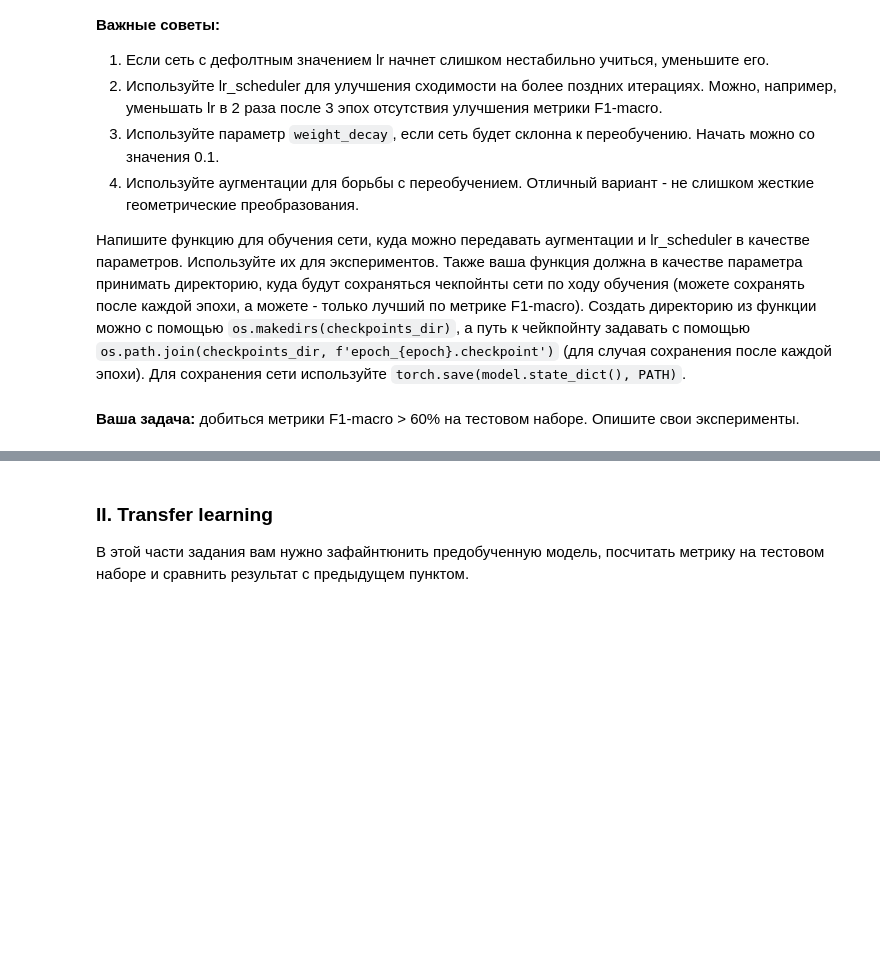
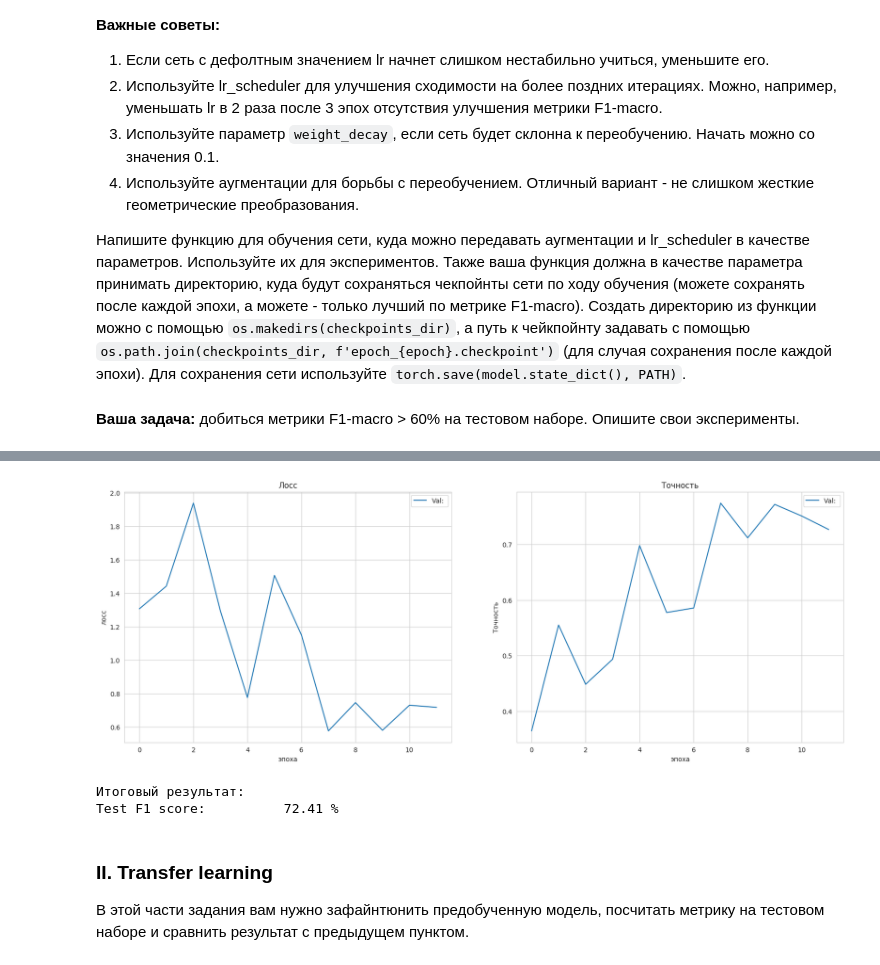
Before and after one commit to NMashalov/2023_OpenMipt_course, a Jupyter notebook: lesson3/ДЗ_3.ipynb, the cells around one changed output, grey strips where cells are left out. Cells and saved outputs as stored; diff of their text form; code cells hidden in the pictures; blank space fills up the shorter version.

```diff
--- a/lesson3/ДЗ_3.ipynb
+++ b/lesson3/ДЗ_3.ipynb
@@ -534,3 +526,25 @@ def train(
     return model, history
 # %%
 device = "cuda" if torch.cuda.is_available() else 'cpu'
+# %%
+import torch.nn.functional as F
+
+# Determine maximum height and width
+# The mask's have the same height and width
+# since they mask the image.
+
+def collate_with_padding(batch):
+
+    image_batch,targets = list(zip(*batch))
+
+    max_height = max([img.size(1) for img in image_batch])
+    max_width = max([img.size(2) for img in image_batch])
+
+    image_batch = torch.stack([
+        # The needed padding is the difference between the
+        # max width/height and the image's actual width/height.
+        F.pad(img, [0, max_width - img.size(2), 0, max_height - img.size(1)])
+        for img in image_batch
+    ])
+
+    return (image_batch,torch.LongTensor(targets))
@@ -537,25 +557,25 @@ device = "cuda" if torch.cuda.is_available() else 'cpu'
 # %%
-batch_size = 64
+batch_size = 16
 
 device = "cuda" if torch.cuda.is_available() else "cpu"
-train_batch_gen = torch.utils.data.DataLoader(train_dataset, batch_size=batch_size, shuffle=True)
-val_batch_gen   = torch.utils.data.DataLoader(val_dataset,   batch_size=batch_size, shuffle=False)
-
-histories = []
+train_batch_gen = torch.utils.data.DataLoader(train_dataset, batch_size=batch_size, shuffle=True, collate_fn = collate_with_padding)
+val_batch_gen   = torch.utils.data.DataLoader(val_dataset,   batch_size=batch_size, shuffle=False,collate_fn = collate_with_padding)
 
 criterion = nn.CrossEntropyLoss()
 
 
 model = ResNet(num_classes =4).to(device)
+
 optimizer = torch.optim.Adam(model.parameters(), lr=1e-3)
+#scheduler = torch.optim.lr_scheduler.CyclicLR(optimizer, base_lr=0.01, max_lr=0.1,cycle_momentum=False)
 
-_, history = train(
+
+model , history = train(
     model, criterion, optimizer,
     train_batch_gen, val_batch_gen,
-    num_epochs=10,
+    num_epochs=12,
     device=device,
-    plot_true = False
+    plot_true = False,
+    #scheduler=scheduler
 )
-
-histories.append(history)
 # %% [output]
@@ -563,3 +599,35 @@ RuntimeError: ignored
+# %%
+plot_learning_curves(history)
+# %% [output]
+[figure, added]
+# %%
+test_loader = torch.utils.data.DataLoader(val_dataset,   batch_size=batch_size, shuffle=False, collate_fn = collate_with_padding)
+@torch.no_grad()
+def eval_test(
+    model,
+    test_batch_gen,
+):
+    pred = []
+    targets=[]
+    soft = nn.Softmax(dim=1)
+    # На каждой "эпохе" делаем полный проход по данным
+    model.eval()
+    for X_batch,y in test_batch_gen:
+        # Обучаемся на батче (одна "итерация" обучения нейросети)
+        X_batch = X_batch.to(device)
+        targets.extend(y.tolist())
+        # Логиты на выходе модели
+        pred.extend(soft(model(X_batch)).cpu().tolist())
+
+    return pred,targets
+pred,targets = eval_test(model,test_loader)
+from sklearn.metrics import f1_score
+test_f1_score = f1_score(targets, np.argmax(np.array(pred),axis=1),average='macro')
+print("Итоговый результат:")
+print("Test F1 score:\t\t{:.2f} %".format(test_f1_score * 100))
+# %% [output]
+Итоговый результат:
+Test F1 score:          72.41 %
 # %% [markdown]
 ### II. Transfer learning
 
```
Also changed, not shown: parts of 9 cells of this notebook.
